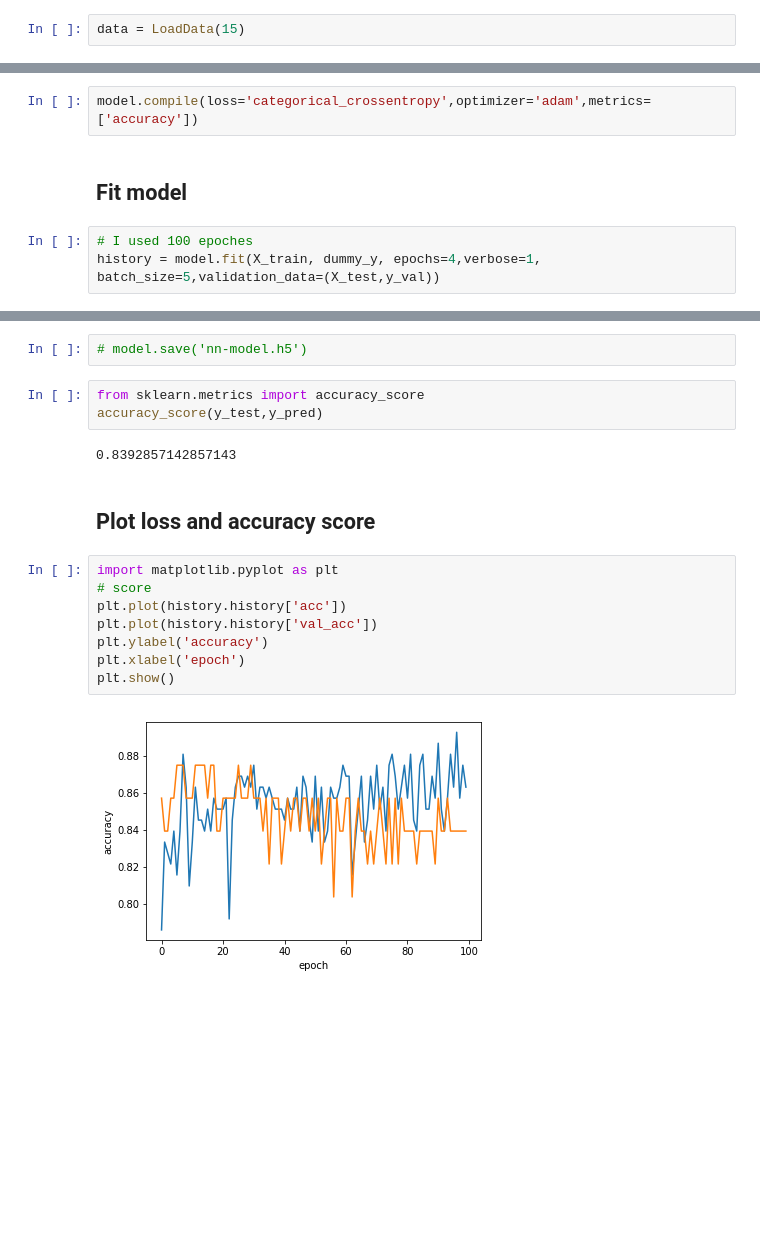
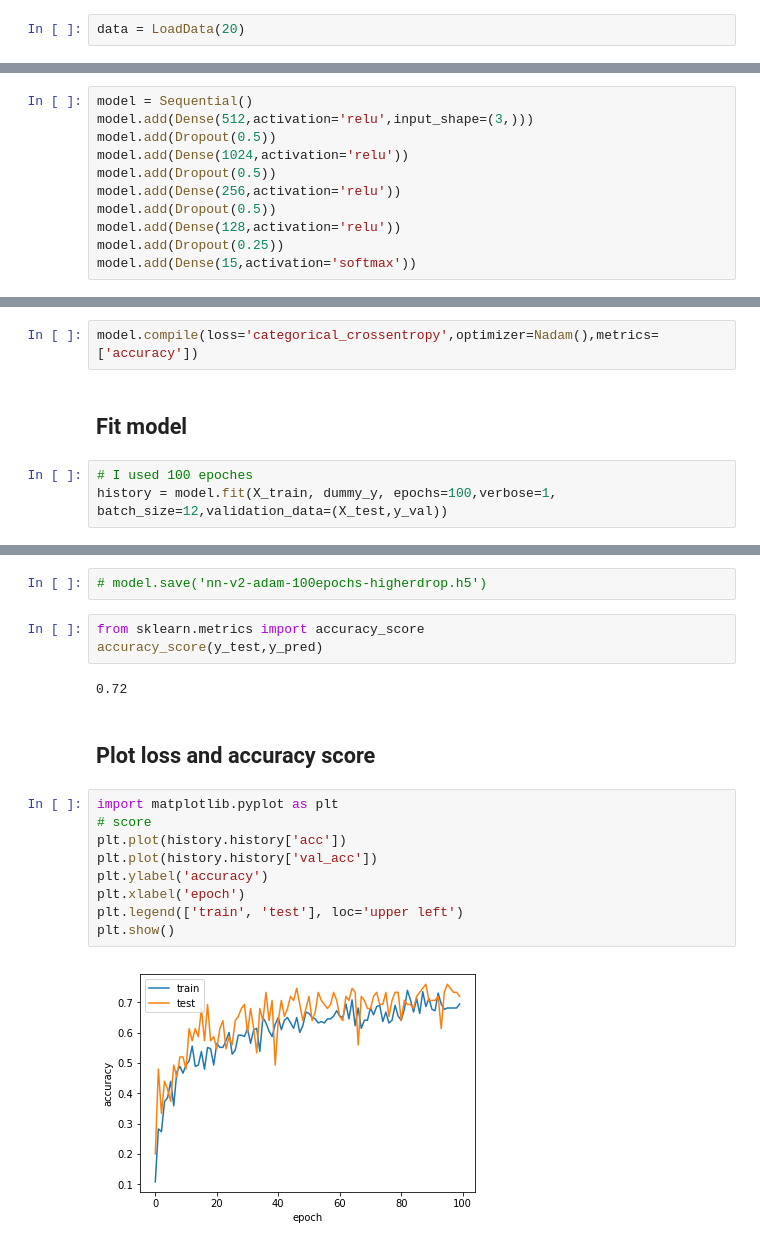
Before and after one commit to robertjankowski/ph-recognition, a Jupyter notebook: neural_network.ipynb, the cells around one changed output, grey strips where cells are left out. Saved outputs shown, nothing was run; the diff lists cells and outputs as text; blank space fills up the shorter version.

Commit message:
add more datasets and improve model

```diff
--- a/neural_network.ipynb
+++ b/neural_network.ipynb
@@ -6,7 +6,7 @@ import pandas as pd
 from load_data import LoadData
 from sklearn.utils import shuffle
 # %%
-data = LoadData(15)
+data = LoadData(20)
 # %%
 df = data.load_data()
 df = shuffle(df)
@@ -50,0 +58,11 @@ model.add(Dense(15, activation='softmax'))
+# %%
+model = Sequential()
+model.add(Dense(512,activation='relu',input_shape=(3,)))
+model.add(Dropout(0.5))
+model.add(Dense(1024,activation='relu'))
+model.add(Dropout(0.5))
+model.add(Dense(256,activation='relu'))
+model.add(Dropout(0.5))
+model.add(Dense(128,activation='relu'))
+model.add(Dropout(0.25))
+model.add(Dense(15,activation='softmax'))
@@ -51,8 +75,8 @@ model.add(Dense(15, activation='softmax'))
 # %%
-model.compile(loss='categorical_crossentropy',optimizer='adam',metrics=['accuracy'])
+model.compile(loss='categorical_crossentropy',optimizer=Nadam(),metrics=['accuracy'])
 # %% [markdown]
 ## Fit model
 # %%
 # I used 100 epoches
-history = model.fit(X_train, dummy_y, epochs=4,verbose=1, batch_size=5,validation_data=(X_test,y_val))
+history = model.fit(X_train, dummy_y, epochs=100,verbose=1, batch_size=12,validation_data=(X_test,y_val))
 # %% [output]
@@ -93,22 +125,23 @@ True : 2 Pred : 2
 # %%
-# model.save('nn-model.h5')
+# model.save('nn-v2-adam-100epochs-higherdrop.h5')
 # %%
 from sklearn.metrics import accuracy_score
 accuracy_score(y_test,y_pred)
 # %% [output]
-0.8392857142857143
+0.72
 # %% [markdown]
 ## Plot loss and accuracy score
 # %%
 import matplotlib.pyplot as plt
 # score
 plt.plot(history.history['acc'])
 plt.plot(history.history['val_acc'])
 plt.ylabel('accuracy')
 plt.xlabel('epoch')
+plt.legend(['train', 'test'], loc='upper left')
 plt.show()
 # %% [output]
-[figure, old version]
+[figure, new version]
 # %%
 # loss
 plt.plot(history.history['loss'])
```
Also changed, not shown: parts of 10 cells of this notebook, 2 other files.
